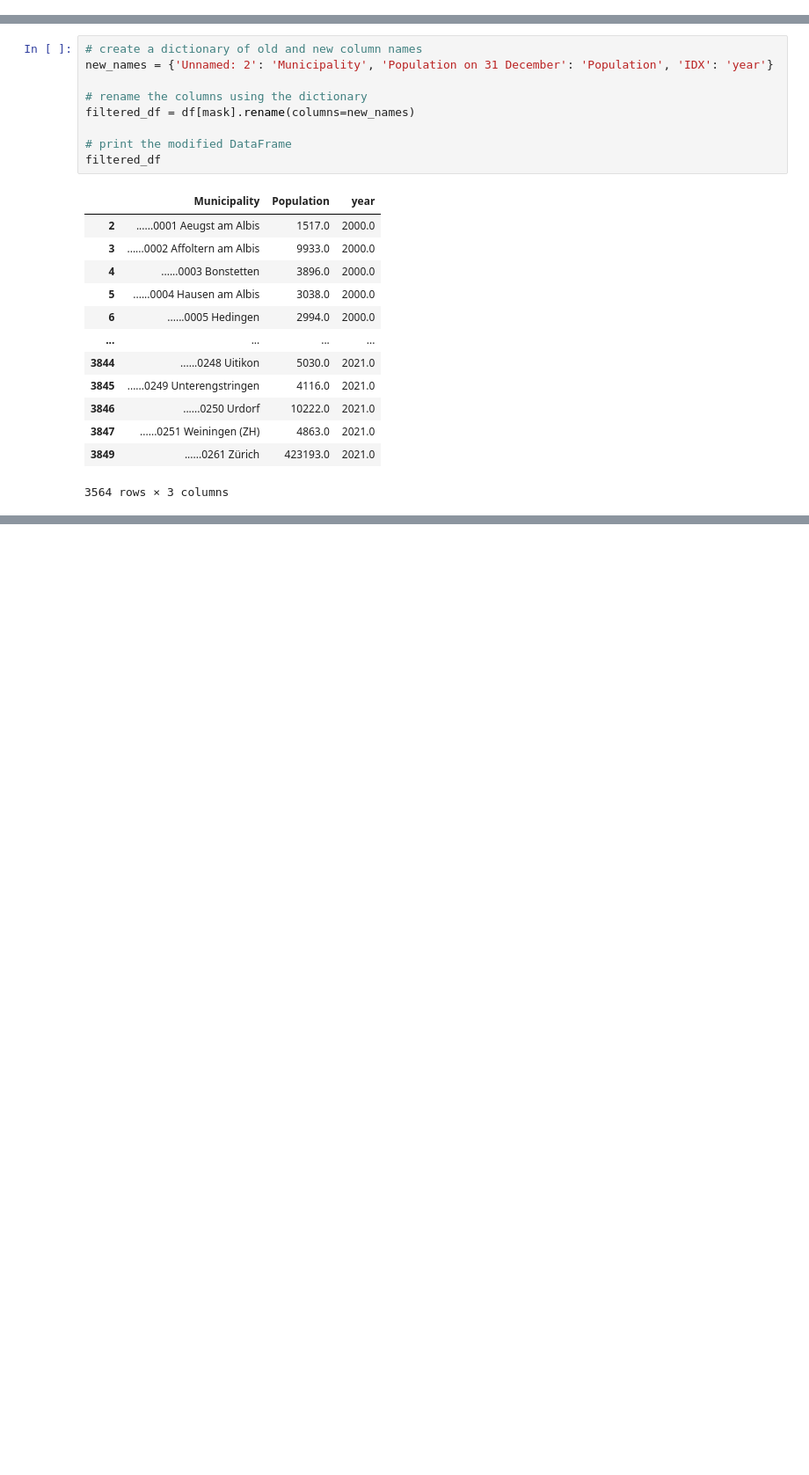
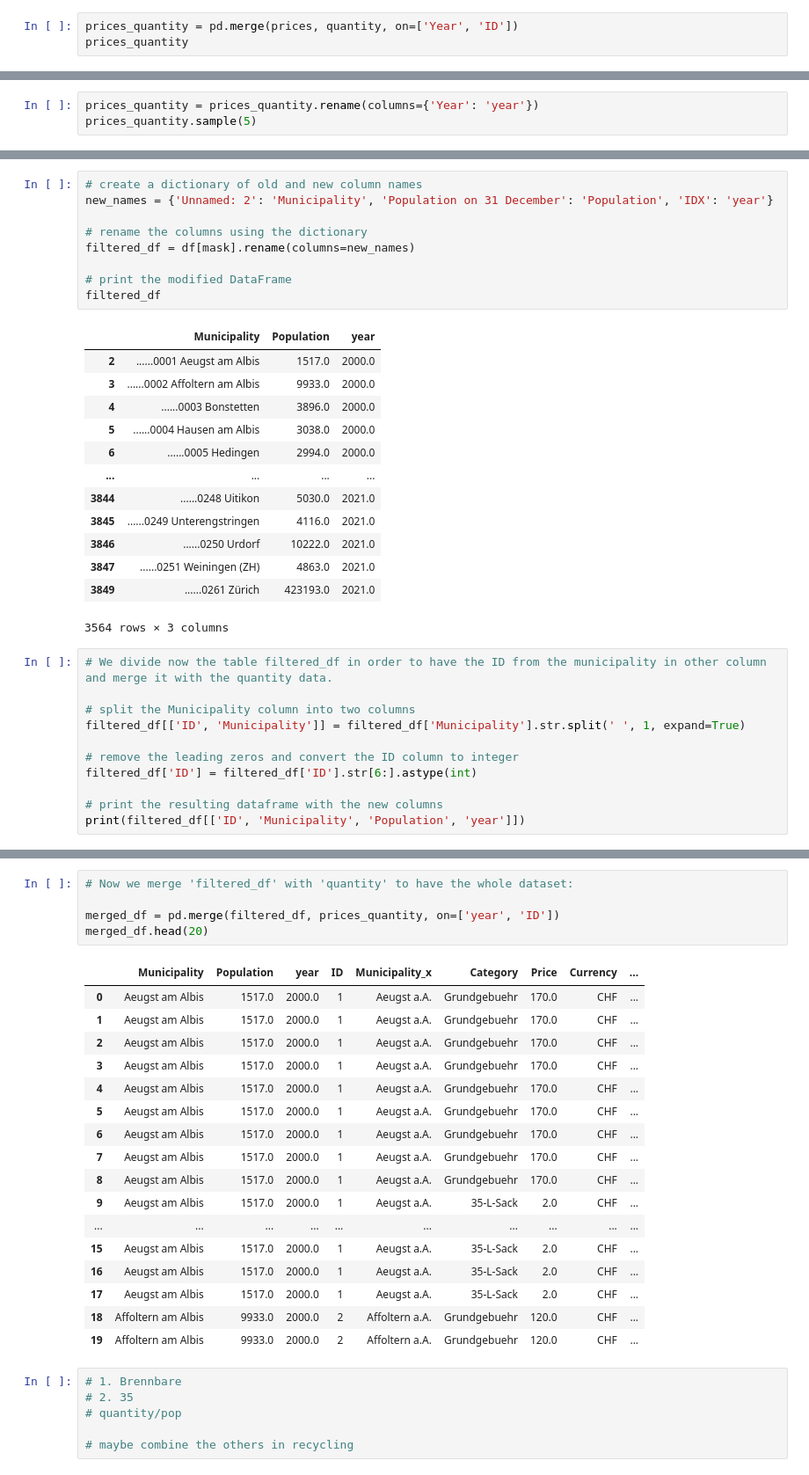
Before and after one commit to biguntitled/Intro_Num, a Jupyter notebook: 02_Data_Project/ZH Waste/Project_2 LAURA.ipynb, the cells around one changed output, grey strips where cells are left out. Shown: that part at 88% size. Saved outputs shown, nothing was run; the diff lists cells and outputs as text; blank space fills up the shorter version.

Commit message:
Data merged

```diff
--- a/02_Data_Project/ZH Waste/Project_2 LAURA.ipynb
+++ b/02_Data_Project/ZH Waste/Project_2 LAURA.ipynb
@@ -52,0 +36,3 @@ prices.merge(quantity,how='left')
+# %%
+prices_quantity = pd.merge(prices, quantity, on=['Year', 'ID'])
+prices_quantity
@@ -52,0 +53,3 @@ prices.merge(quantity,how='left')
+# %%
+prices_quantity = prices_quantity.rename(columns={'Year': 'year'})
+prices_quantity.sample(5)
@@ -184,3 +194,14 @@ filtered_df
 | 3847 | ......0251 Weiningen (ZH) | 4863.0 | 2021.0 |
 | 3849 | ......0261 Zürich | 423193.0 | 2021.0 |
 3564 rows × 3 columns
+# %%
+# We divide now the table filtered_df in order to have the ID from the municipality in other column and merge it with the quantity data.
+
+# split the Municipality column into two columns
+filtered_df[['ID', 'Municipality']] = filtered_df['Municipality'].str.split(' ', 1, expand=True)
+
+# remove the leading zeros and convert the ID column to integer
+filtered_df['ID'] = filtered_df['ID'].str[6:].astype(int)
+
+# print the resulting dataframe with the new columns
+print(filtered_df[['ID', 'Municipality', 'Population', 'year']])
@@ -186,0 +223,29 @@ filtered_df
+# %%
+# Now we merge 'filtered_df' with 'quantity' to have the whole dataset:
+
+merged_df = pd.merge(filtered_df, prices_quantity, on=['year', 'ID'])
+merged_df.head(20)
+# %% [output]
+|  | Municipality | Population | year | ID | Municipality_x | Category | Price | Currency | ... |
+| 0 | Aeugst am Albis | 1517.0 | 2000.0 | 1 | Aeugst a.A. | Grundgebuehr | 170.0 | CHF | ... |
+| 1 | Aeugst am Albis | 1517.0 | 2000.0 | 1 | Aeugst a.A. | Grundgebuehr | 170.0 | CHF | ... |
+| 2 | Aeugst am Albis | 1517.0 | 2000.0 | 1 | Aeugst a.A. | Grundgebuehr | 170.0 | CHF | ... |
+| 3 | Aeugst am Albis | 1517.0 | 2000.0 | 1 | Aeugst a.A. | Grundgebuehr | 170.0 | CHF | ... |
+| 4 | Aeugst am Albis | 1517.0 | 2000.0 | 1 | Aeugst a.A. | Grundgebuehr | 170.0 | CHF | ... |
+| 5 | Aeugst am Albis | 1517.0 | 2000.0 | 1 | Aeugst a.A. | Grundgebuehr | 170.0 | CHF | ... |
+| 6 | Aeugst am Albis | 1517.0 | 2000.0 | 1 | Aeugst a.A. | Grundgebuehr | 170.0 | CHF | ... |
+| 7 | Aeugst am Albis | 1517.0 | 2000.0 | 1 | Aeugst a.A. | Grundgebuehr | 170.0 | CHF | ... |
+| 8 | Aeugst am Albis | 1517.0 | 2000.0 | 1 | Aeugst a.A. | Grundgebuehr | 170.0 | CHF | ... |
+| 9 | Aeugst am Albis | 1517.0 | 2000.0 | 1 | Aeugst a.A. | 35-L-Sack | 2.0 | CHF | ... |
+| ... | ... | ... | ... | ... | ... | ... | ... | ... | ... |
+| 15 | Aeugst am Albis | 1517.0 | 2000.0 | 1 | Aeugst a.A. | 35-L-Sack | 2.0 | CHF | ... |
+| 16 | Aeugst am Albis | 1517.0 | 2000.0 | 1 | Aeugst a.A. | 35-L-Sack | 2.0 | CHF | ... |
+| 17 | Aeugst am Albis | 1517.0 | 2000.0 | 1 | Aeugst a.A. | 35-L-Sack | 2.0 | CHF | ... |
+| 18 | Affoltern am Albis | 9933.0 | 2000.0 | 2 | Affoltern a.A. | Grundgebuehr | 120.0 | CHF | ... |
+| 19 | Affoltern am Albis | 9933.0 | 2000.0 | 2 | Affoltern a.A. | Grundgebuehr | 120.0 | CHF | ... |
+# %%
+# 1. Brennbare
+# 2. 35
+# quantity/pop
+
+# maybe combine the others in recycling
```
Also changed, not shown: parts of 7 cells of this notebook, 7 other files.
